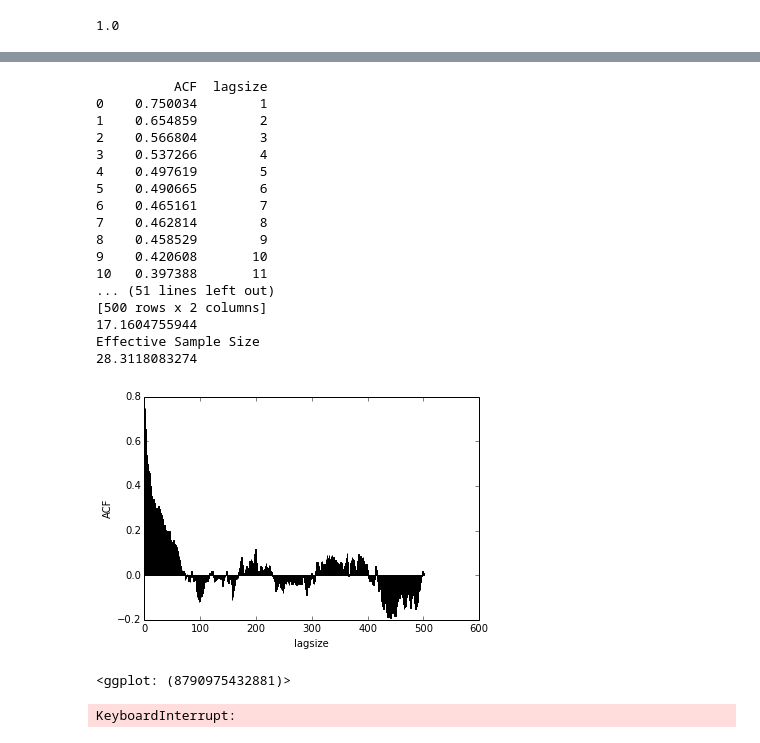
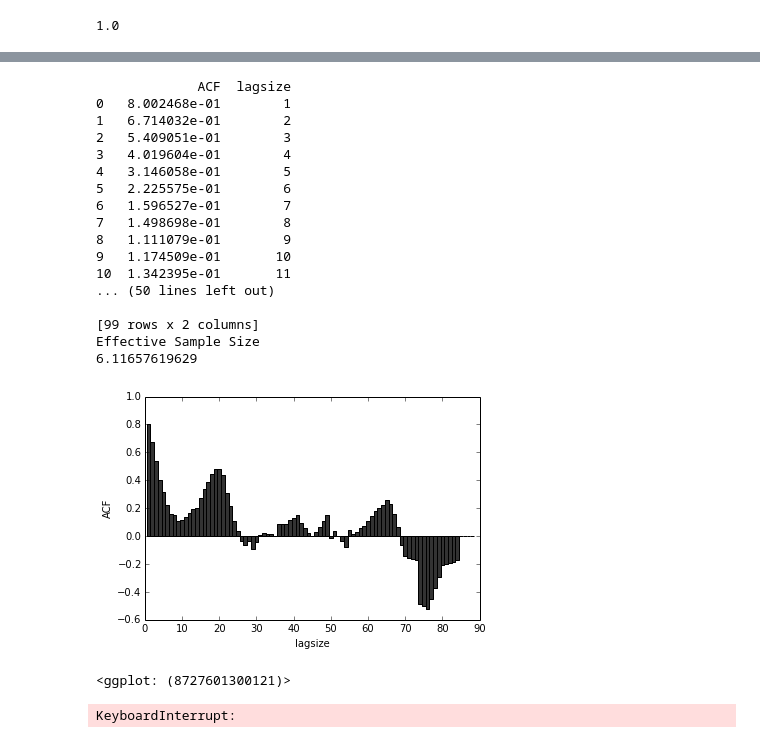
Before and after one commit to ap728/ppl-hormones, a Jupyter notebook: src/main.ipynb, the cells around one changed output, grey strips where cells are left out. Drawn from its saved outputs; the diff is of its cells as text; code cells hidden in the pictures.

```diff
--- a/src/main.ipynb
+++ b/src/main.ipynb
@@ -261,9 +252,9 @@ print(trace)
 # Autocorrelation
 
 ACF = []
-for lag in range(1,501):
+for lag in range(1,(cluster_iterations/2+4)):
     result = []
-    for row in range(lag,100): # Can't be more than the number of sample points taken
+    for row in range(lag,cluster_iterations): # Can't be more than the number of sample points taken
         result.append(df_cluster.ix[row,"cluster_num_count"])
     original = samples[:-lag]
     ACF.append(sp.stats.spearmanr(original,result))
@@ -274,8 +265,8 @@ ACF = [x[0] for x in ACF]
 
 s0 = pd.Series(ACF, name='ACF')
 
-lagsize = range(1,501)
-s1 = pd.Series(range(1,501), name='lagsize')
+lagsize = range(1,cluster_iterations)
+s1 = pd.Series(range(1,cluster_iterations), name='lagsize')
 
 newdf = pd.DataFrame(s0, columns=["ACF"])
 newdf['lagsize'] = s1
@@ -291,5 +282,5 @@ print(x)
 last_k =[ n for n,i in enumerate(ACF) if i<0.05 ][0]
 ACF_k = ACF[0:last_k]
 print('Effective Sample Size')
-print(1000/(1+(2*sum(ACF_k))))
+print(cluster_iterations/(1+(2*sum(ACF_k))))
 # %% [output]
@@ -323,8 +314,9 @@ np.median(samples)
 # Sample the parameters and draw a picture
 
 samples = list()
+beta_iterations = 100
 
-for _ in range(1000):
+for _ in range(beta_iterations):
 
     v.infer(1000)
 
@@ -335,7 +327,7 @@ for _ in range(1000):
 fig, ax = plt.subplots(figsize=(16, 10))
 plt.clf()
 
-plt.hist(samples, bins=20)
-plt.save("beta_posterior_hist.pdf")
+plt.hist(samples)
+plt.savefig("beta_posterior_hist.pdf")
 plt.show()
 # %% [output]
@@ -363,9 +354,25 @@ Saving 6.0 x 4.0 in image.
 # %%
 # Try to get a "trace" of beta values
 
-t = range(1,1001)
+df = pd.DataFrame(samples,  columns=['Beta_posterior'])
+t = range(1,(beta_iterations+1))
 
 df['t'] = t
+
+# Write this trace to file
+
+def next_beta_file_name():
+    num = 1
+    while True:
+        file_name = 'beta_trace%d.csv' % num
+        if not os.path.exists(file_name):
+            return file_name
+        num += 1
+
+
+df.to_csv(next_beta_file_name())
+
+
 
 
 trace = ggplot.ggplot(ggplot.aes(x='t', y='Beta_posterior'), data=df)
@@ -434,59 +441,59 @@ posterior falling above 0
 # Autocorrelation
 
 ACF = []
-for lag in range(1,501):
+for lag in range(1,beta_iterations):
     result = []
-    for row in range(lag,1000):
+    for row in range(lag,beta_iterations):
         result.append(df.ix[row,"Beta_posterior"])
     original = samples[:-lag]
     ACF.append(sp.stats.pearsonr(original,result))
 
 # Returns a list of tuples of ACF values for lags in range
 
 ACF = [x[0] for x in ACF]
 
 s0 = pd.Series(ACF, name='ACF')
 
 lagsize = range(1,501)
 s1 = pd.Series(range(1,501), name='lagsize')
 
 newdf = pd.DataFrame(s0, columns=["ACF"])
 newdf['lagsize'] = s1
 
 print(newdf)
 
 # Effective sample size
 last_k =[ n for n,i in enumerate(ACF) if i<0.05 ][0]
 ACF_k = ACF[0:last_k]
 print('Effective Sample Size')
-print(1000/(1+(2*sum(ACF_k))))
+print(beta_iterations/(1+(2*sum(ACF_k))))
 
 
 
 x = ggplot.ggplot(ggplot.aes(x='lagsize', y='ACF'), data=newdf)
 x = (x + ggplot.geom_bar(stat="bar")+ggplot.theme_matplotlib())
 
 print(x)
 # %% [output]
-          ACF  lagsize
-0    0.750034        1
-1    0.654859        2
-2    0.566804        3
-3    0.537266        4
-4    0.497619        5
-5    0.490665        6
-6    0.465161        7
-7    0.462814        8
-8    0.458529        9
-9    0.420608       10
-10   0.397388       11
-... (51 lines left out)
-[500 rows x 2 columns]
-17.1604755944
+             ACF  lagsize
+0   8.002468e-01        1
+1   6.714032e-01        2
+2   5.409051e-01        3
+3   4.019604e-01        4
+4   3.146058e-01        5
+5   2.225575e-01        6
+6   1.596527e-01        7
+7   1.498698e-01        8
+8   1.111079e-01        9
+9   1.174509e-01       10
+10  1.342395e-01       11
+... (50 lines left out)
+
+[99 rows x 2 columns]
 Effective Sample Size
-28.3118083274
+6.11657619629
-[figure, old version]
+[figure, new version]
-<ggplot: (8790975432881)>
+<ggplot: (8727601300121)>
 # %%
 # Sample cluster assignments - make a list of all the assignments for each sample
 
```
Also changed, not shown: parts of 12 cells of this notebook.
